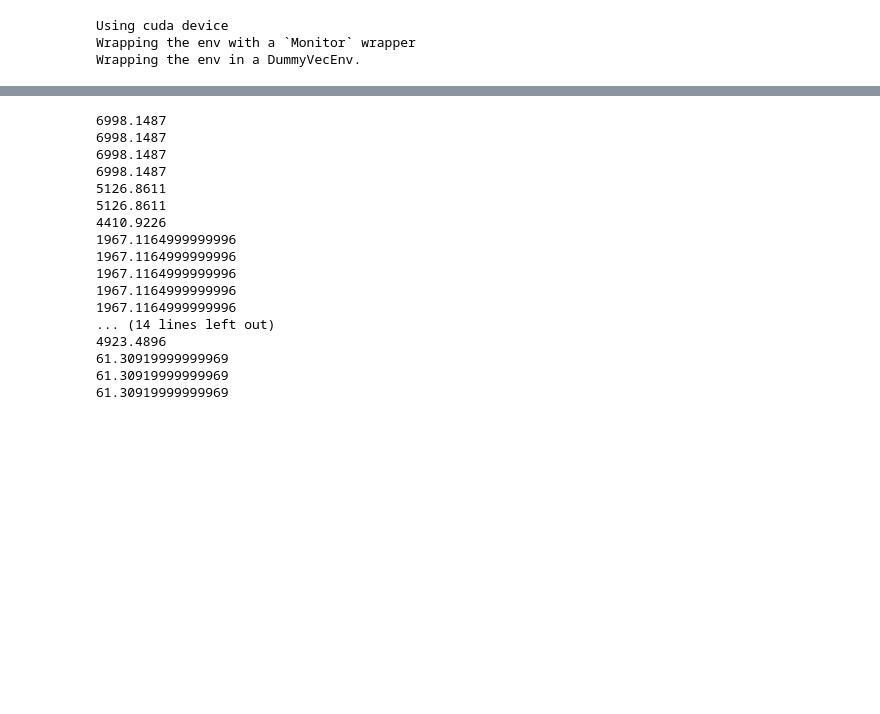
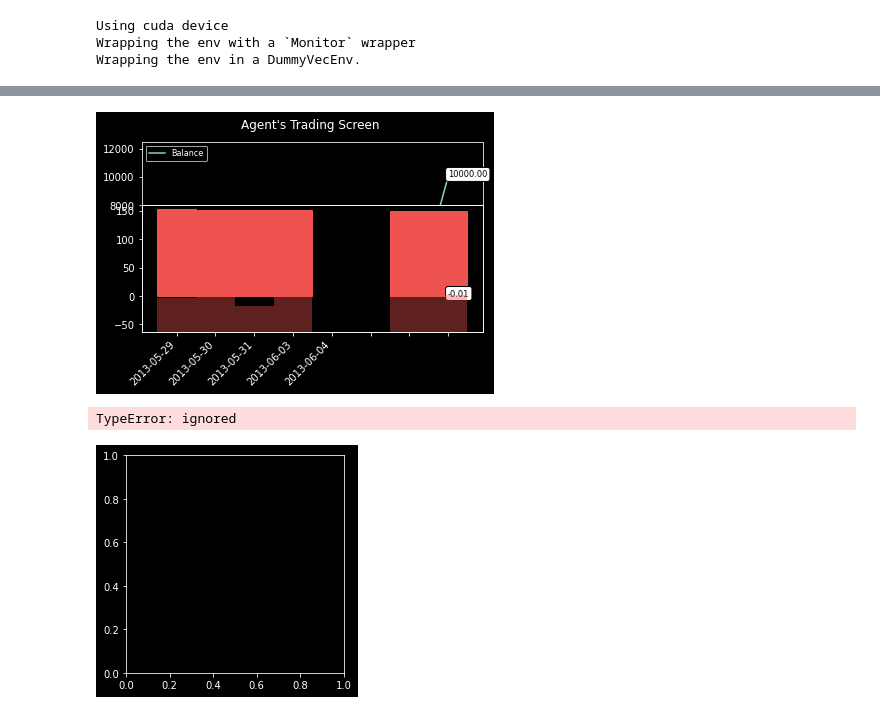
Before and after one commit to AdamClarkStandke/ReinforcementLearning, a Jupyter notebook: SecondStockEnivornment.ipynb, the cells around one changed output, grey strips where cells are left out. Drawn from its saved outputs; the diff is of its cells as text; code cells hidden in the pictures; blank space fills up the shorter version.

```diff
--- a/SecondStockEnivornment.ipynb
+++ b/SecondStockEnivornment.ipynb
@@ -50,3 +65,12 @@ MAX_STEPS = 20000
 TRADING_DAYS = 5
 DEFAULT_COMMISSION_PERC = 0.01
 INITIAL_ACCOUNT_BALANCE = 10000
+
+# Visualization Parameters
+style.use('dark_background')
+VOLUME_CHART_HEIGHT = 0.33
+UP_COLOR = '#27A59A'
+DOWN_COLOR = '#EF534F'
+UP_TEXT_COLOR = '#73D3CC'
+DOWN_TEXT_COLOR = '#DC2C27'
+LOOKBACK_WINDOW_SIZE = 5
@@ -253,25 +466,24 @@ model.learn(total_timesteps=MAX_STEPS)
 <stable_baselines3.ppo.ppo.PPO at 0x...>
 # %%
 obs = env.reset()
-for i in range(30):
+prev_screen = env.render()
+plt.imshow(prev_screen)
+
+for i in range(len(data.date)):
   action, _states = model.predict(obs)
   obs, rewards, done, info = env.step(action)
-  env.render()
+  screen = env.render()
+
+  plt.imshow(screen)
+  ipythondisplay.clear_output(wait=True)
+  ipythondisplay.display(plt.gcf())
+
+  if done:
+    break
+
+ipythondisplay.clear_output(wait=True)
+env.close()
 # %% [output]
+[figure, added]
-6998.1487
-6998.1487
-6998.1487
-6998.1487
-5126.8611
-5126.8611
-4410.9226
-1967.1164999999996
-1967.1164999999996
-1967.1164999999996
-1967.1164999999996
-1967.1164999999996
-... (14 lines left out)
-4923.4896
-61.30919999999969
-61.30919999999969
-61.30919999999969
+TypeError: ignored
+[figure, added]
```
Also changed, not shown: parts of 9 cells of this notebook.
